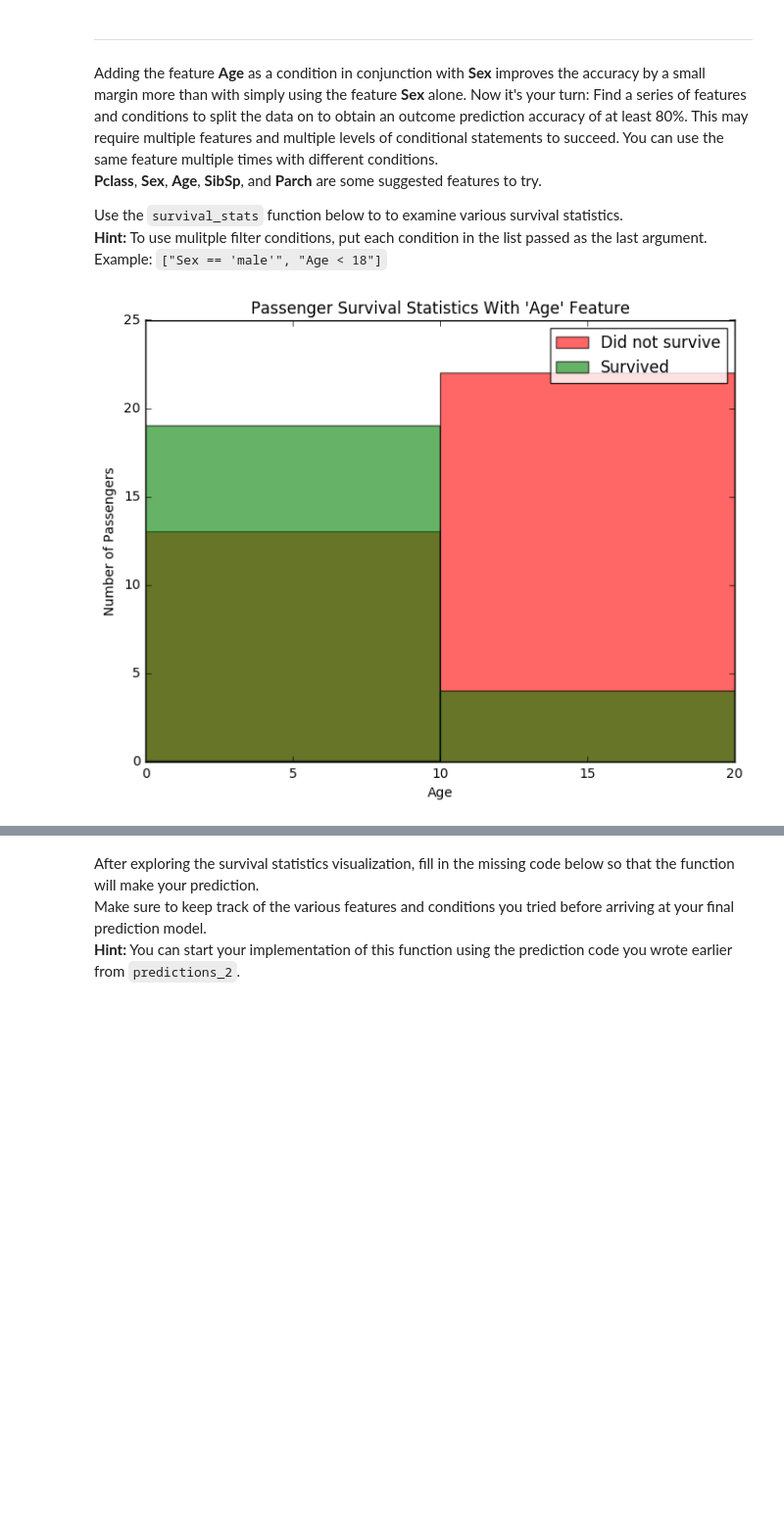
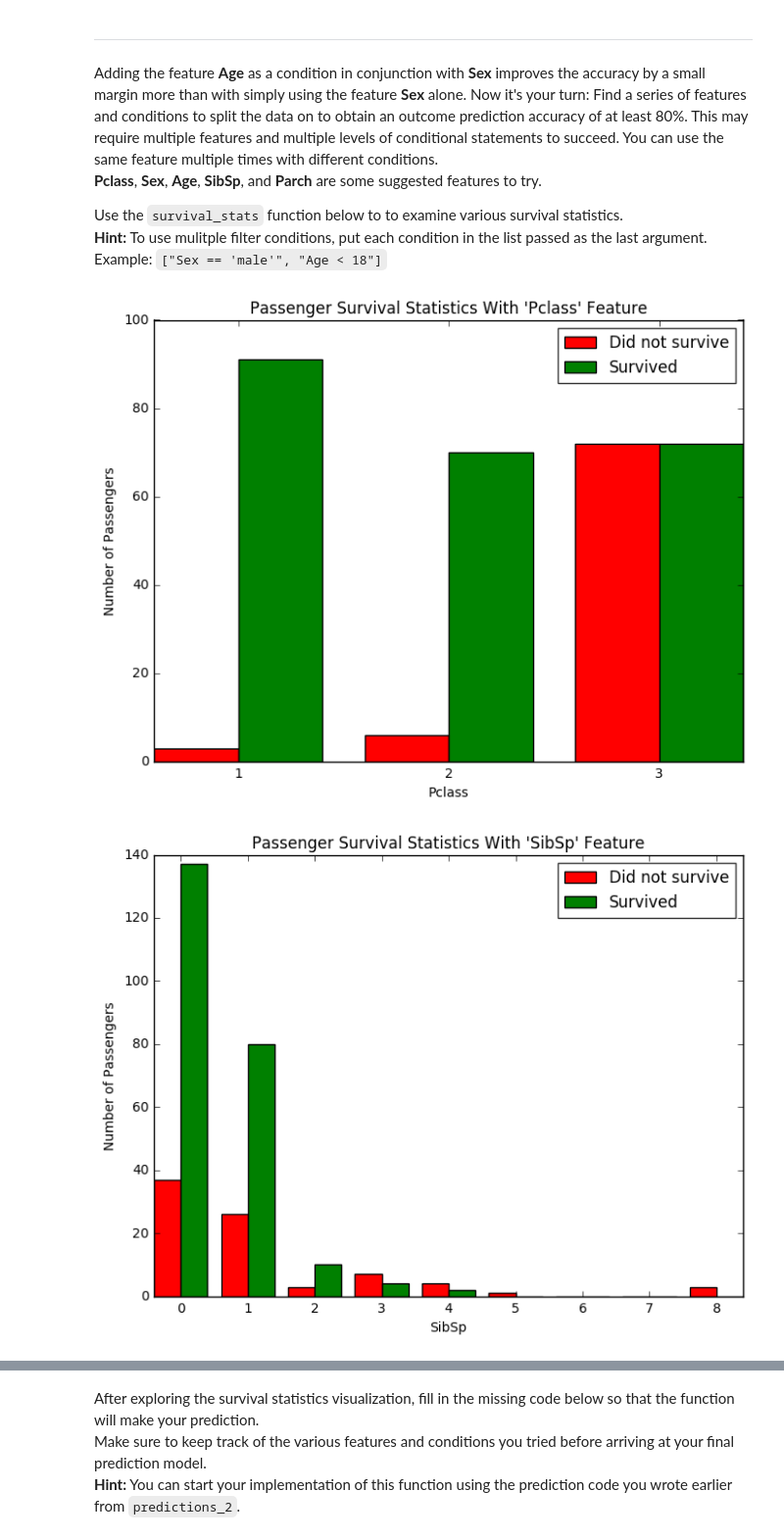
Before and after one commit to Ryosuke-Y/MLND-P0-Titanic-Survival-Exploration, a Jupyter notebook: titanic_survival_exploration.ipynb, the cells around one changed output, grey strips where cells are left out. Shown: that part at 98% size. Cells and saved outputs as stored; diff of their text form; code cells hidden in the pictures; blank space fills up the shorter version.

```diff
--- a/titanic_survival_exploration.ipynb
+++ b/titanic_survival_exploration.ipynb
@@ -212,7 +212,11 @@ Adding the feature **Age** as a condition in conjunction with **Sex** improves t
 
 Use the `survival_stats` function below to to examine various survival statistics.
 **Hint:** To use mulitple filter conditions, put each condition in the list passed as the last argument. Example: `["Sex == 'male'", "Age < 18"]`
-# %%
-vs.survival_stats(data, outcomes, 'Age', ["Sex == 'male'", "Age < 18"])
-# %% [output]
-[figure, removed]
+# %%
+#vs.survival_stats(data, outcomes, 'Age', ["Sex == 'male'", "Age < 18"])
+vs.survival_stats(data, outcomes, 'Pclass', ["Sex == 'female'"])
+vs.survival_stats(data, outcomes, 'SibSp', ["Sex == 'female'"])
+vs.survival_stats(data, outcomes, 'Parch', ["Sex == 'female'"])
+# %% [output]
+[figure, added]
+[figure, added]
```
Also changed, not shown: parts of 4 cells of this notebook, 1 other file.
